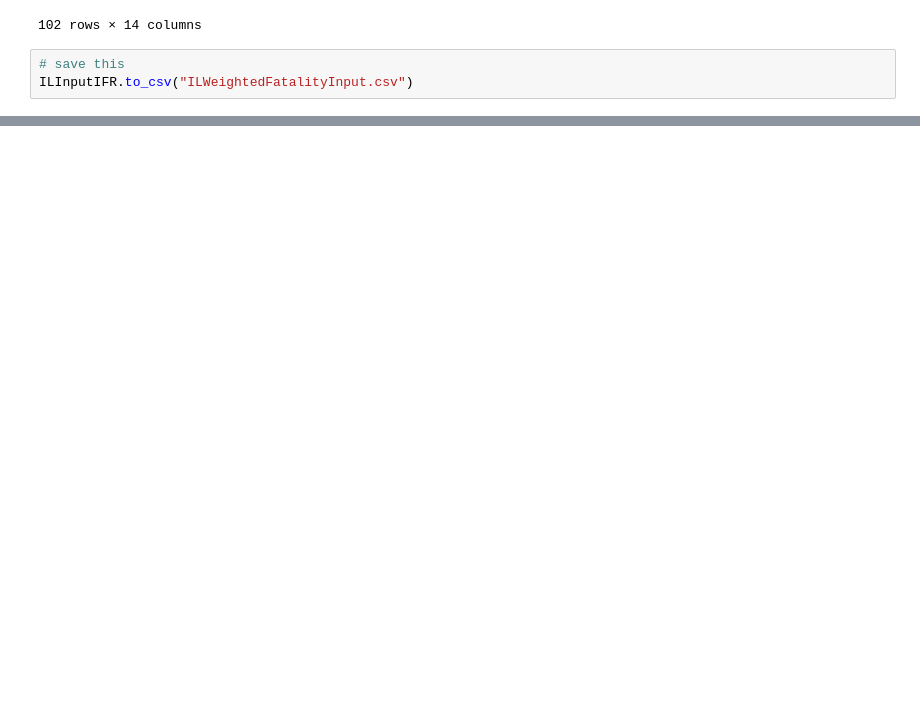
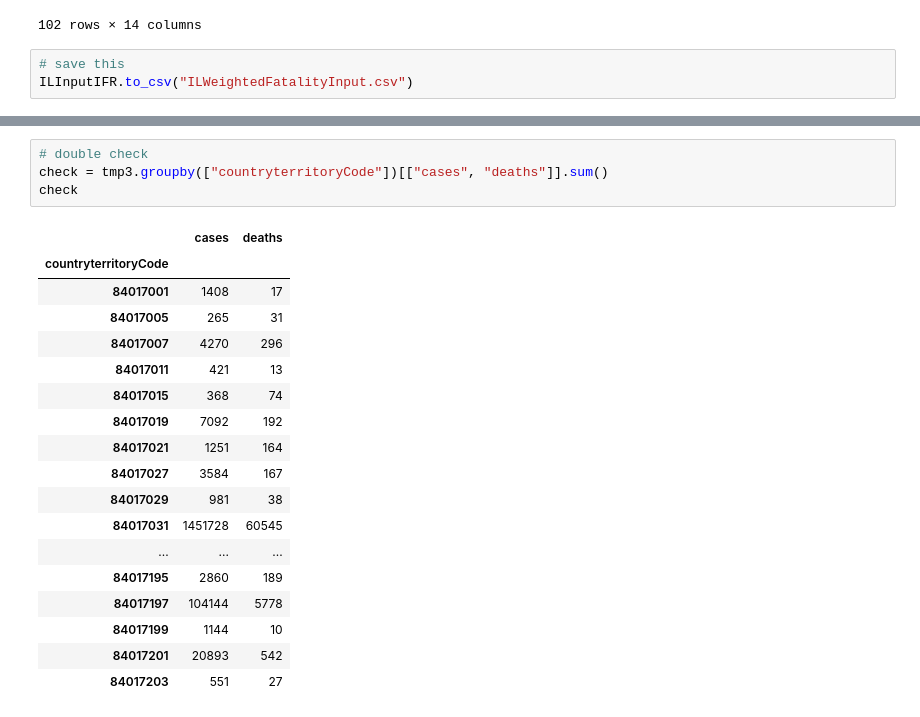
Before and after one commit to uc-cdis/covid19model, a Jupyter notebook: Python/notebooks/scratchSpace.ipynb, the cells around one changed output, grey strips where cells are left out. Drawn from its saved outputs; the diff is of its cells as text; blank space fills up the shorter version.

```diff
--- a/Python/notebooks/scratchSpace.ipynb
+++ b/Python/notebooks/scratchSpace.ipynb
@@ -1074,0 +1190,23 @@ ILInputIFR.to_csv("ILWeightedFatalityInput.csv")
+# %%
+# double check
+check = tmp3.groupby(["countryterritoryCode"])[["cases", "deaths"]].sum()
+check
+# %% [output]
+|  | cases | deaths |
+| countryterritoryCode |  |  |
+| 84017001 | 1408 | 17 |
+| 84017005 | 265 | 31 |
+| 84017007 | 4270 | 296 |
+| 84017011 | 421 | 13 |
+| 84017015 | 368 | 74 |
+| 84017019 | 7092 | 192 |
+| 84017021 | 1251 | 164 |
+| 84017027 | 3584 | 167 |
+| 84017029 | 981 | 38 |
+| 84017031 | 1451728 | 60545 |
+| ... | ... | ... |
+| 84017195 | 2860 | 189 |
+| 84017197 | 104144 | 5778 |
+| 84017199 | 1144 | 10 |
+| 84017201 | 20893 | 542 |
+| 84017203 | 551 | 27 |
```
Also changed, not shown: parts of 7 cells of this notebook, 2 other files.
